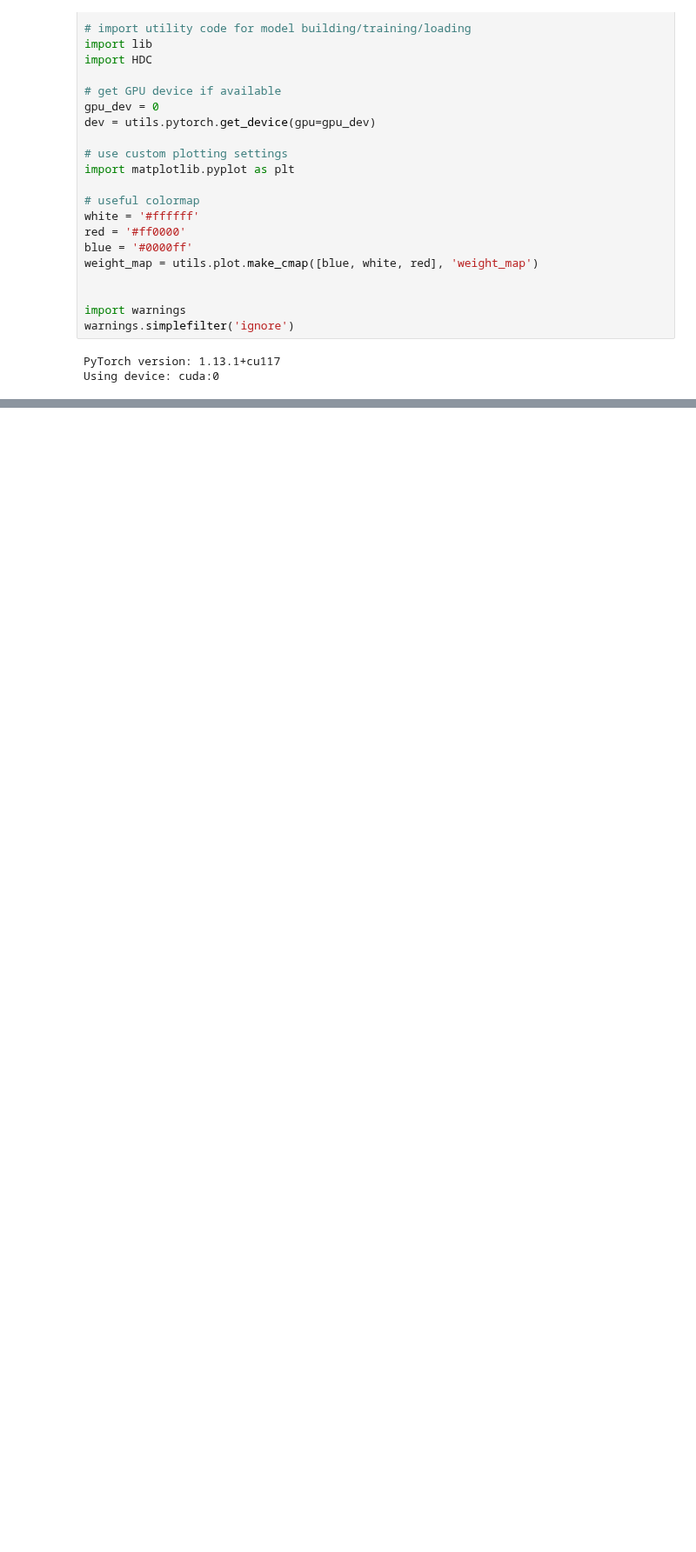
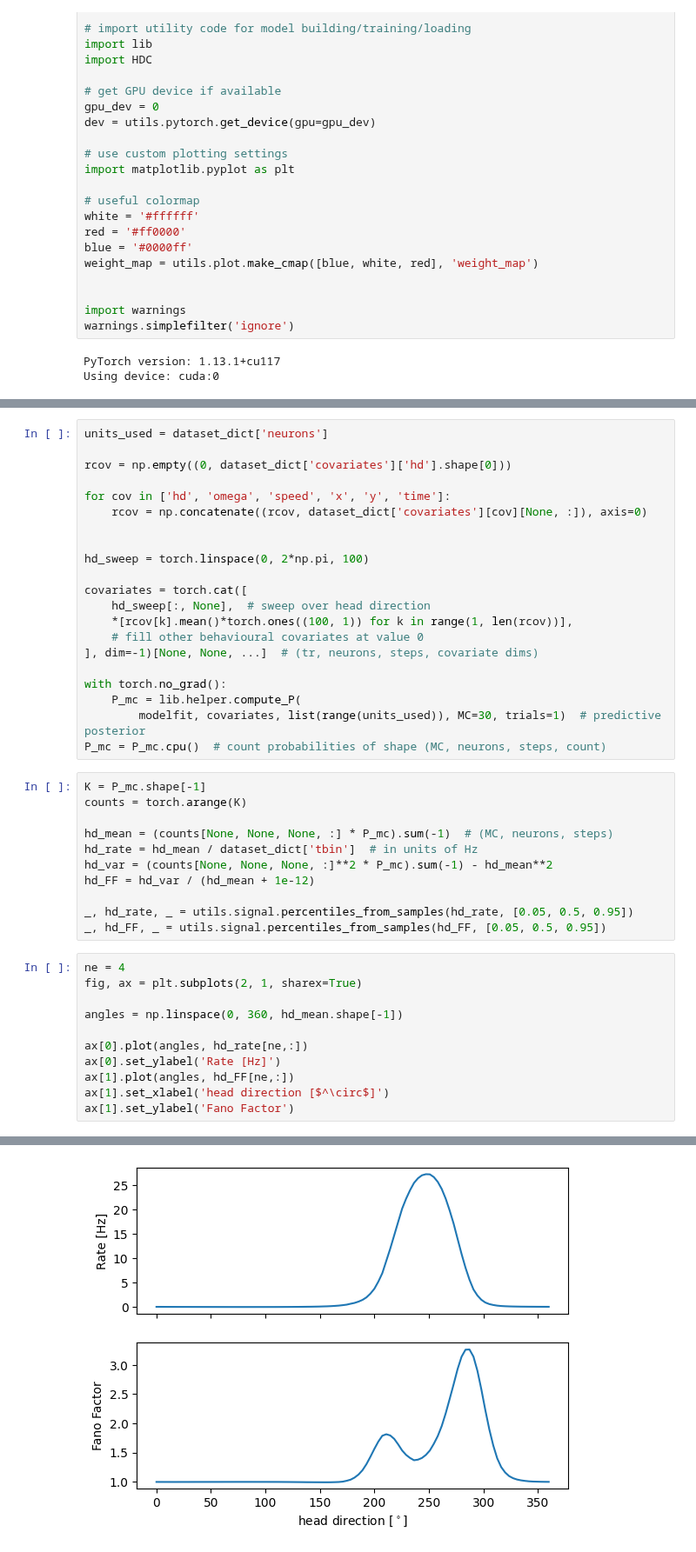
Before and after one commit to davindicode/UCM-interpret, a Jupyter notebook: analysis/model_delays.ipynb, the cells around one changed output, grey strips where cells are left out. Shown at 87% size. Drawn from its saved outputs; the diff is of its cells as text; blank space fills up the shorter version.

Commit message:
fixed loading time delay models

```diff
--- a/analysis/model_delays.ipynb
+++ b/analysis/model_delays.ipynb
@@ -95,0 +90,44 @@ TypeError: '>' not supported between instances of 'list' and 'int'
+# %%
+units_used = dataset_dict['neurons']
+
+rcov = np.empty((0, dataset_dict['covariates']['hd'].shape[0]))
+
+for cov in ['hd', 'omega', 'speed', 'x', 'y', 'time']:
+    rcov = np.concatenate((rcov, dataset_dict['covariates'][cov][None, :]), axis=0)
+
+
+hd_sweep = torch.linspace(0, 2*np.pi, 100)
+
+covariates = torch.cat([
+    hd_sweep[:, None],  # sweep over head direction
+    *[rcov[k].mean()*torch.ones((100, 1)) for k in range(1, len(rcov))],
+    # fill other behavioural covariates at value 0
+], dim=-1)[None, None, ...]  # (tr, neurons, steps, covariate dims)
+
+with torch.no_grad():
+    P_mc = lib.helper.compute_P(
+        modelfit, covariates, list(range(units_used)), MC=30, trials=1)  # predictive posterior
+P_mc = P_mc.cpu()  # count probabilities of shape (MC, neurons, steps, count)
+# %%
+K = P_mc.shape[-1]
+counts = torch.arange(K)
+
+hd_mean = (counts[None, None, None, :] * P_mc).sum(-1)  # (MC, neurons, steps)
+hd_rate = hd_mean / dataset_dict['tbin']  # in units of Hz
+hd_var = (counts[None, None, None, :]**2 * P_mc).sum(-1) - hd_mean**2
+hd_FF = hd_var / (hd_mean + 1e-12)
+
+_, hd_rate, _ = utils.signal.percentiles_from_samples(hd_rate, [0.05, 0.5, 0.95])
+_, hd_FF, _ = utils.signal.percentiles_from_samples(hd_FF, [0.05, 0.5, 0.95])
+# %%
+ne = 4
+fig, ax = plt.subplots(2, 1, sharex=True)
+
+angles = np.linspace(0, 360, hd_mean.shape[-1])
+
+ax[0].plot(angles, hd_rate[ne,:])
+ax[0].set_ylabel('Rate [Hz]')
+ax[1].plot(angles, hd_FF[ne,:])
+ax[1].set_xlabel('head direction [$^\circ$]')
+ax[1].set_ylabel('Fano Factor')
+# %% [output]
@@ -95,0 +135 @@ TypeError: '>' not supported between instances of 'list' and 'int'
+[figure, added]
```
Also changed, not shown: parts of 6 cells of this notebook, 2 other files.
